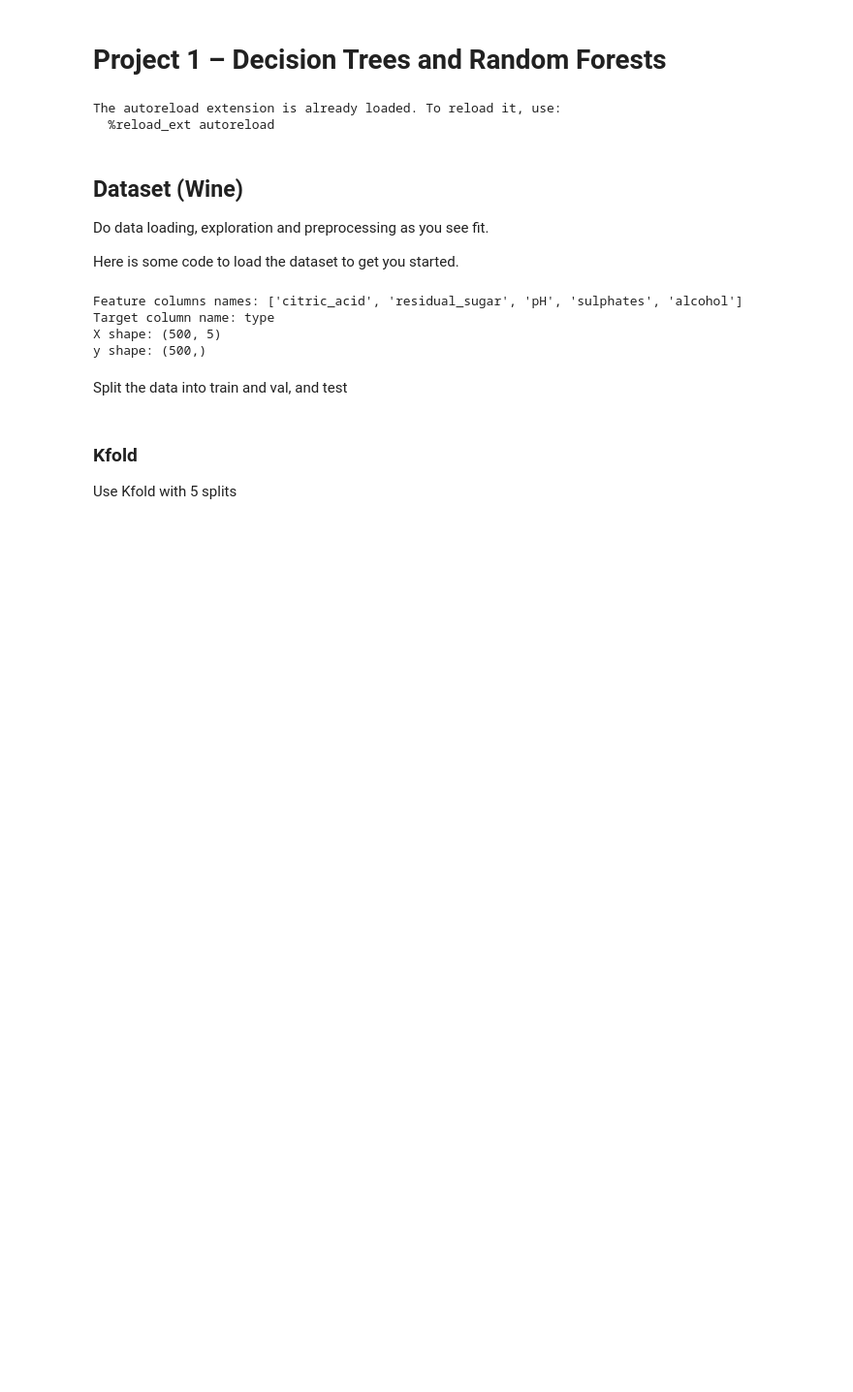
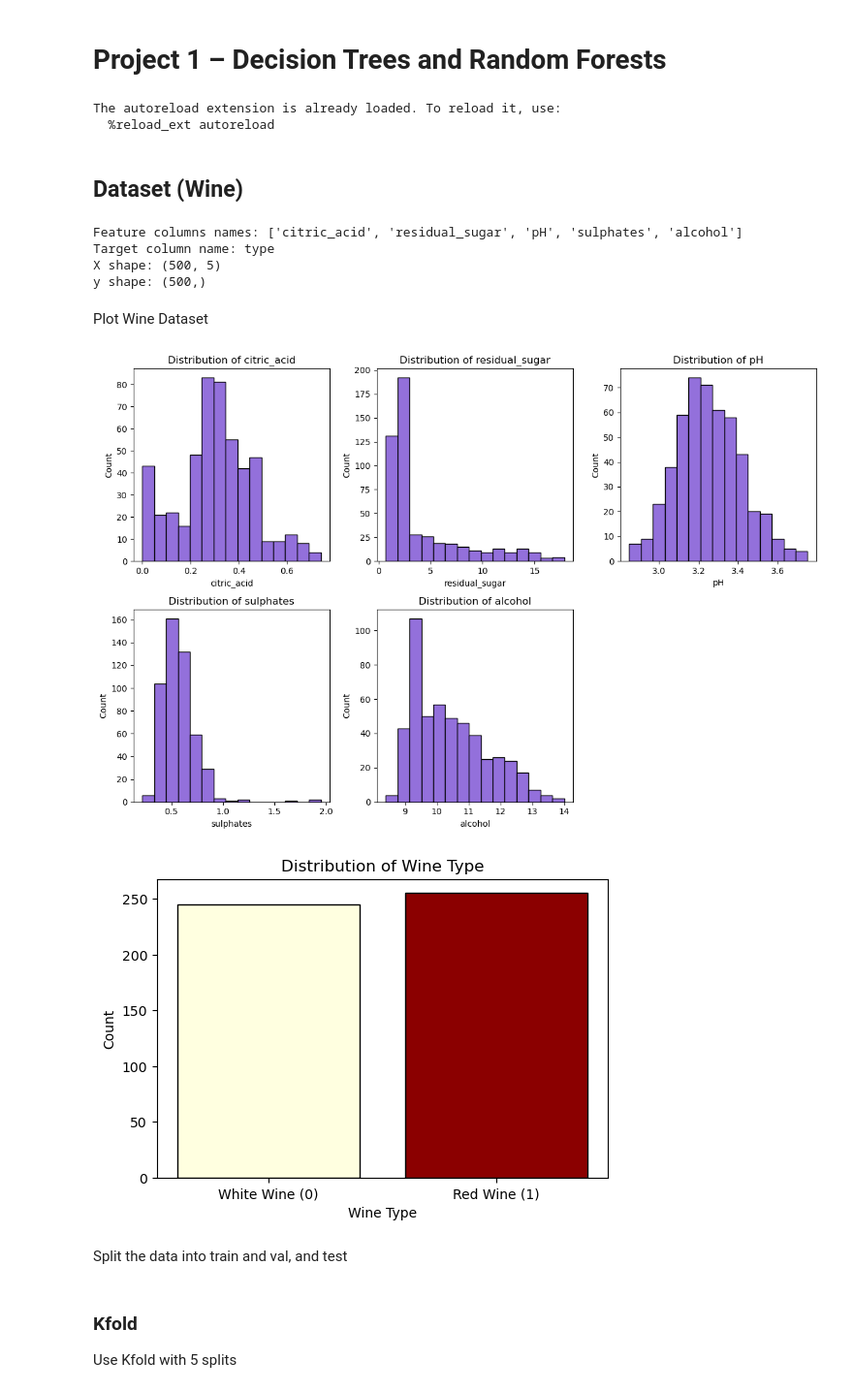
Before and after one commit to brageaasen/ML-Project-Decision_Tree-and-Random_Forest-Models, a Jupyter notebook: template/run_experiments.ipynb, the cells around one changed output. Shown at 97% size. Drawn from its saved outputs; the diff is of its cells as text; code cells hidden in the pictures; blank space fills up the shorter version.

```diff
--- a/template/run_experiments.ipynb
+++ b/template/run_experiments.ipynb
@@ -17,9 +18,3 @@ from random_forest import RandomForest
 # %% [output]
 The autoreload extension is already loaded. To reload it, use:
   %reload_ext autoreload
-# %% [markdown]
-## Dataset (Wine)
-
-Do data loading, exploration and preprocessing as you see fit.
-
-Here is some code to load the dataset to get you started.
@@ -26,3 +25,5 @@ Here is some code to load the dataset to get you started.
+# %% [markdown]
+## Dataset (Wine)
 # %%
 data = np.genfromtxt("../wine_dataset_small.csv", delimiter=",", dtype=float, names=True)
 
@@ -46,6 +43,48 @@ Feature columns names: ['citric_acid', 'residual_sugar', 'pH', 'sulphates', 'alc
 Target column name: type
 X shape: (500, 5)
 y shape: (500,)
+# %% [markdown]
+Plot Wine Dataset
+# %%
+# Convert data to a structured format for easier plotting
+data_dict = {feature: X[:, i] for i, feature in enumerate(feature_names)}
+data_dict['type'] = y
+
+# Plot histograms for each feature
+plt.figure(figsize=(12, 8))
+for i, feature in enumerate(feature_names):
+    plt.subplot(2, 3, i+1)
+    plt.hist(data_dict[feature], bins=15, color='mediumpurple', edgecolor='black')
+    plt.title(f'Distribution of {feature}')
+    plt.xlabel(feature)
+    plt.ylabel('Count')
+plt.tight_layout()
+plt.show()
+
+
+# Colors and type labels for each wine type
+colors = ['lightyellow', 'darkred']
+types = ['White Wine (0)', 'Red Wine (1)']
+
+# Create a bar plot for wine type distribution
+wine_types, counts = np.unique(data_dict['type'], return_counts=True)
+
+plt.figure(figsize=(6, 4))
+plt.bar(wine_types, counts, color=colors, edgecolor='black')
+
+# Add labels and title
+plt.title('Distribution of Wine Type')
+plt.xlabel('Wine Type')
+plt.ylabel('Count')
+
+# Add labels for wine types
+plt.xticks([0, 1], types)
+
+# Show the plot
+plt.show()
+# %% [output]
+[figure, added]
+[figure, added]
 # %% [markdown]
 Split the data into train and val, and test
 # %%
```
Also changed, not shown: parts of 19 cells of this notebook, 2 other files.
